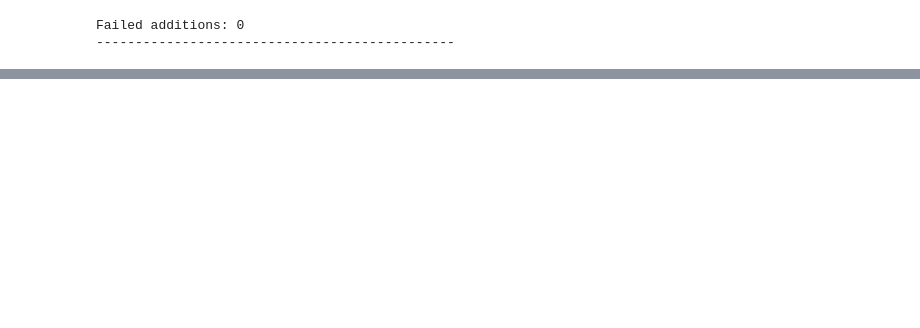
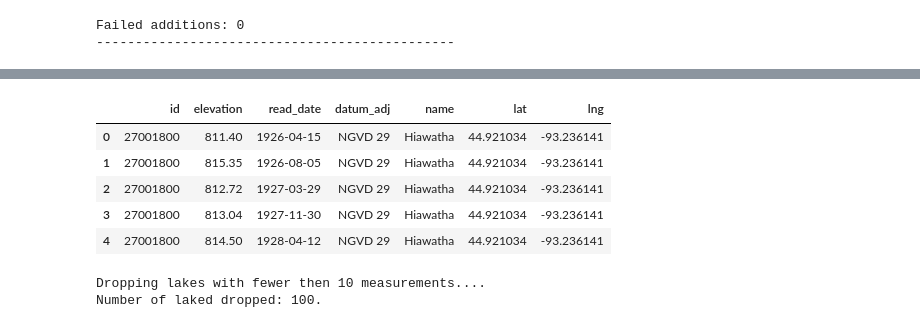
Before and after one commit to alvern/water-levels, a Jupyter notebook: Jack_Lake-Levels-Scraping.ipynb, the cells around one changed output, grey strips where cells are left out. Drawn from its saved outputs; the diff is of its cells as text; code cells hidden in the pictures; blank space fills up the shorter version.

```diff
--- a/Jack_Lake-Levels-Scraping.ipynb
+++ b/Jack_Lake-Levels-Scraping.ipynb
@@ -72,6 +106,8 @@ lake_count = 0
 # store ids for lakes that failed and succeeded to be inserted
 failed = []
 successful = []
+
+df_list = []
 
 # loop through index of lake_id_df (lake ids are the index)
 for lake_id in lake_id_df.index:
@@ -94,11 +130,15 @@ for lake_id in lake_id_df.index:
         # drop duplicate date entries
         df.drop_duplicates(subset='read_date', inplace=True)
 
+        df_list.append(df.copy())
+
         # set multi-index for multiple primary keys
         df.set_index(['id', 'read_date'], inplace=True)
 
+
+
         # insert df into sql table 'lake_levels'
-        df.to_sql('lake_levels', con=engine, if_exists='append', index=True, index_label=['id', 'read_date'])
+#         df.to_sql('lake_levels', con=engine, if_exists='append', index=True, index_label=['id', 'read_date'])
         print("..............Values successfully inserted into 'lake_levels'")
         print("------------------------------------------------------------------\n\n")
         successful.append(lake_id)
@@ -159,0 +200,2 @@ Successful additions: 95
+# %%
+lake_levels_df = pd.concat(df_list)
@@ -159,0 +211,32 @@ Successful additions: 95
+# %%
+df1 = lake_levels_df.copy()
+df2 = lake_id_df.copy()
+# %%
+df = pd.merge(df1, df2, how='left', on='id')
+df.head()
+# %% [output]
+|  | id | elevation | read_date | datum_adj | name | lat | lng |
+| 0 | 27001800 | 811.40 | 1926-04-15 | NGVD 29 | Hiawatha | 44.921034 | -93.236141 |
+| 1 | 27001800 | 815.35 | 1926-08-05 | NGVD 29 | Hiawatha | 44.921034 | -93.236141 |
+| 2 | 27001800 | 812.72 | 1927-03-29 | NGVD 29 | Hiawatha | 44.921034 | -93.236141 |
+| 3 | 27001800 | 813.04 | 1927-11-30 | NGVD 29 | Hiawatha | 44.921034 | -93.236141 |
+| 4 | 27001800 | 814.50 | 1928-04-12 | NGVD 29 | Hiawatha | 44.921034 | -93.236141 |
+# %%
+# empty list for storing ids of dropped lakes
+dropped = []
+
+print("Dropping lakes with fewer then 10 measurements....")
+for lake_id in lake_id_df.index:
+
+    # drop lakes with less than 10 measurements
+    if len(df.loc[df['id'] == lake_id]['id']) < 10:
+        df.drop(df[df['id'] == lake_id].index, inplace=True)
+        dropped.append(lake_id)
+
+print(f"Number of laked dropped: {len(dropped)}.")
+
+# reset index
+df = df.reset_index(drop=True)
+# %% [output]
+Dropping lakes with fewer then 10 measurements....
+Number of laked dropped: 100.
```
Also changed, not shown: parts of 10 cells of this notebook, 14 other files.
